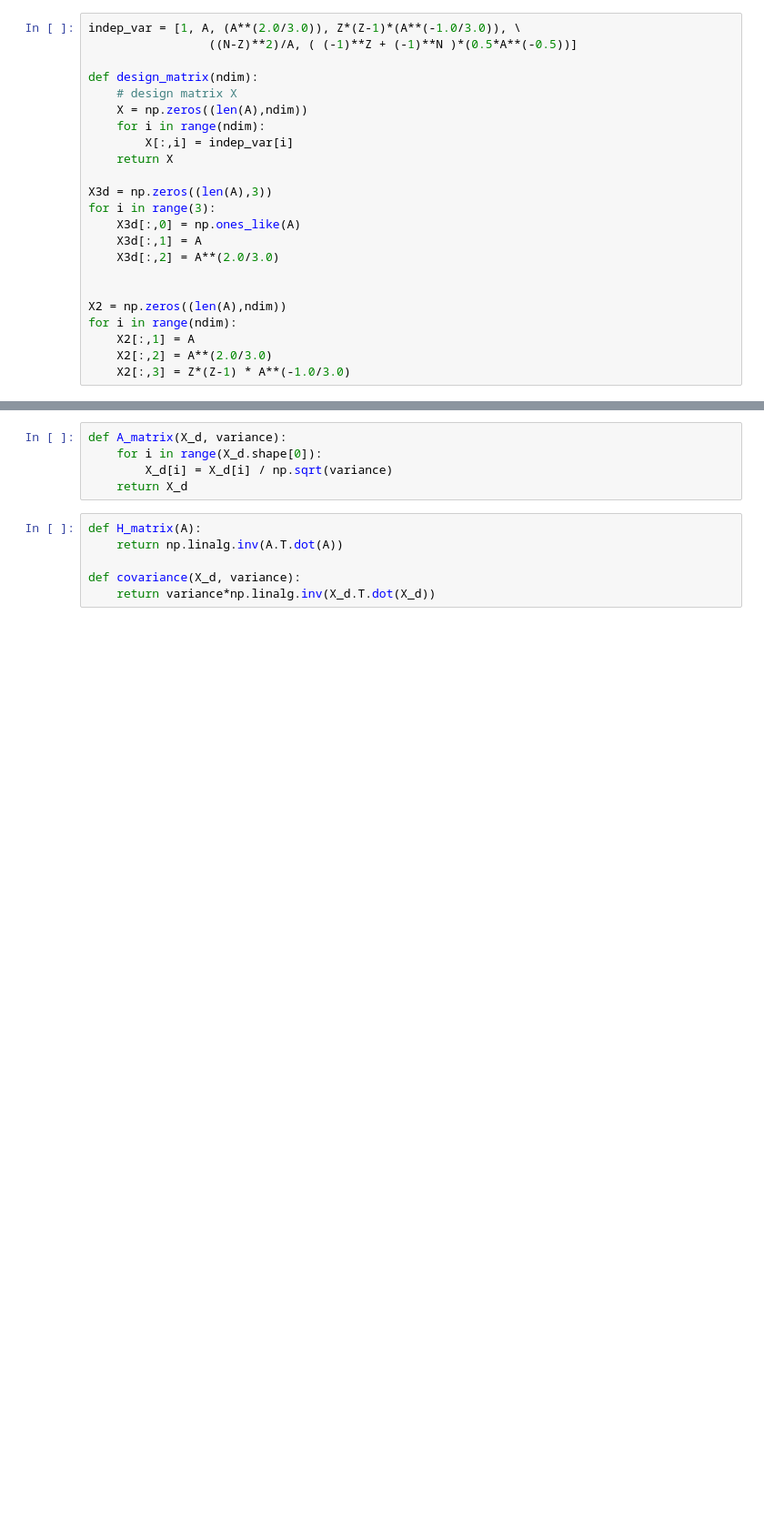
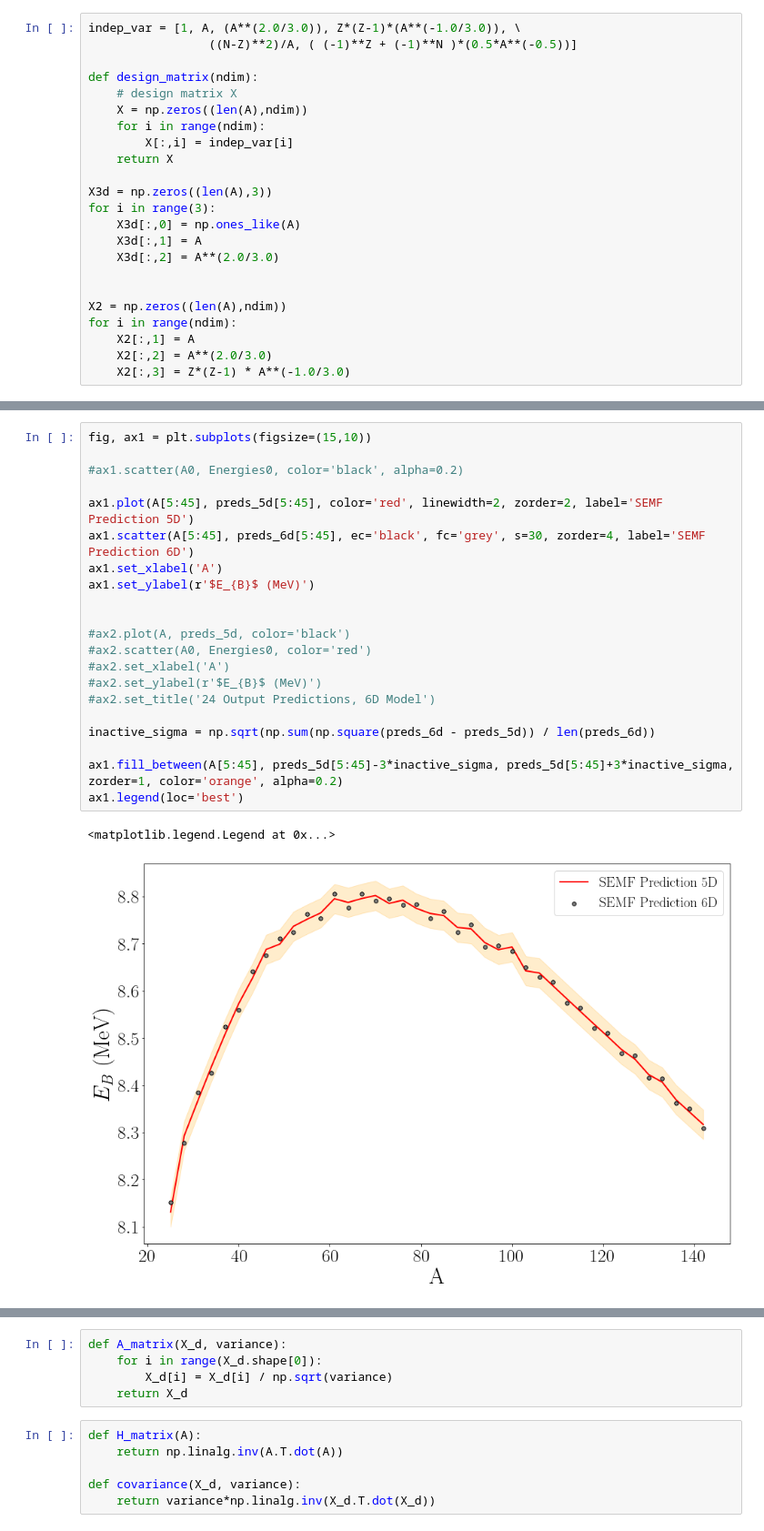
Before and after one commit to elliemay481/HistoryMatching, a Jupyter notebook: LiquidDropAnalytical.ipynb, the cells around one changed output, grey strips where cells are left out. Shown at 91% size. Saved outputs shown, nothing was run; the diff lists cells and outputs as text; blank space fills up the shorter version.

```diff
--- a/LiquidDropAnalytical.ipynb
+++ b/LiquidDropAnalytical.ipynb
@@ -365,0 +381,24 @@ Text(0.5, 1.0, '24 Output Predictions, 6D Model (aV,aS,aC)')
+# %%
+fig, ax1 = plt.subplots(figsize=(15,10))
+
+#ax1.scatter(A0, Energies0, color='black', alpha=0.2)
+
+ax1.plot(A[5:45], preds_5d[5:45], color='red', linewidth=2, zorder=2, label='SEMF Prediction 5D')
+ax1.scatter(A[5:45], preds_6d[5:45], ec='black', fc='grey', s=30, zorder=4, label='SEMF Prediction 6D')
+ax1.set_xlabel('A')
+ax1.set_ylabel(r'$E_{B}$ (MeV)')
+
+
+#ax2.plot(A, preds_5d, color='black')
+#ax2.scatter(A0, Energies0, color='red')
+#ax2.set_xlabel('A')
+#ax2.set_ylabel(r'$E_{B}$ (MeV)')
+#ax2.set_title('24 Output Predictions, 6D Model')
+
+inactive_sigma = np.sqrt(np.sum(np.square(preds_6d - preds_5d)) / len(preds_6d))
+
+ax1.fill_between(A[5:45], preds_5d[5:45]-3*inactive_sigma, preds_5d[5:45]+3*inactive_sigma, zorder=1, color='orange', alpha=0.2)
+ax1.legend(loc='best')
+# %% [output]
+<matplotlib.legend.Legend at 0x...>
+[figure, added]
```
Also changed, not shown: parts of 36 cells of this notebook, 3 other files.
